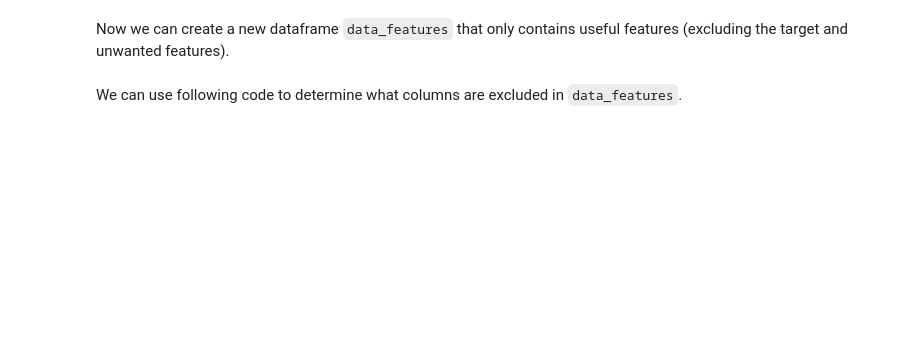
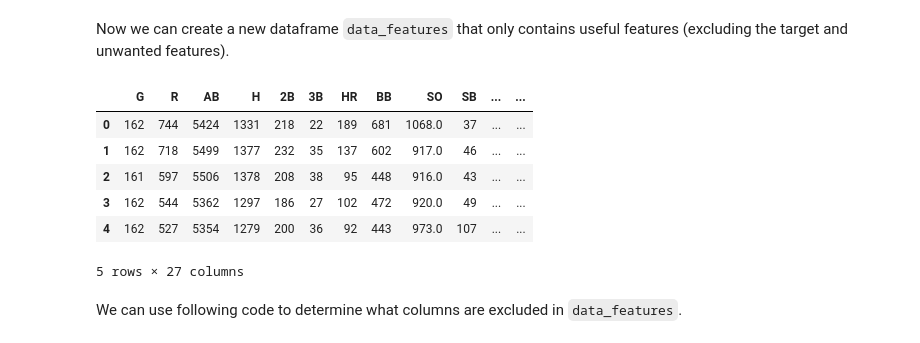
Before and after one commit to fairfield-university-ba545/week-4-aloukrezis01, a Jupyter notebook: Mini_project_1_baseball_analytics_pt2.ipynb, the cells around one changed output. Drawn from its saved outputs; the diff is of its cells as text; code cells hidden in the pictures; blank space fills up the shorter version.

```diff
--- a/Mini_project_1_baseball_analytics_pt2.ipynb
+++ b/Mini_project_1_baseball_analytics_pt2.ipynb
@@ -582,15 +617,21 @@ Now we can create a new dataframe `data_features` that only contains useful feat
 # %%
 #Creating a new dataframe excluding the target variable
 
 attributes = ['G','R','AB','H','2B','3B','HR','BB','SO','SB','RA','ER','ERA','CG',
-             'SHO','SV','IPouts','HA','HRA','BBA','SOA','E','DP','FP','decade_1910','decade_1920',
-              'decade_1930','decade_1940','decade_1950','decade_1960','decade_1970','decade_1980',
-              'decade_1990','decade_2000','decade_2010','R_per_game','RA_per_game','rpg']
+             'SHO','SV','IPouts','HA','HRA','BBA','SOA','E','DP','FP','R_per_G','RA_per_G','rpg']
 
 data_features = df[attributes]
 
 # check the first 5 rows of `data_features`
 data_features.head()
+# %% [output]
+|  | G | R | AB | H | 2B | 3B | HR | BB | SO | SB | ... | ... |
+| 0 | 162 | 744 | 5424 | 1331 | 218 | 22 | 189 | 681 | 1068.0 | 37 | ... | ... |
+| 1 | 162 | 718 | 5499 | 1377 | 232 | 35 | 137 | 602 | 917.0 | 46 | ... | ... |
+| 2 | 161 | 597 | 5506 | 1378 | 208 | 38 | 95 | 448 | 916.0 | 43 | ... | ... |
+| 3 | 162 | 544 | 5362 | 1297 | 186 | 27 | 102 | 472 | 920.0 | 49 | ... | ... |
+| 4 | 162 | 527 | 5354 | 1279 | 200 | 36 | 92 | 443 | 973.0 | 107 | ... | ... |
+5 rows × 27 columns
 # %% [markdown]
 We can use following code to determine what columns are excluded in `data_features`.
 # %%
```
Also changed, not shown: parts of 11 cells of this notebook.
